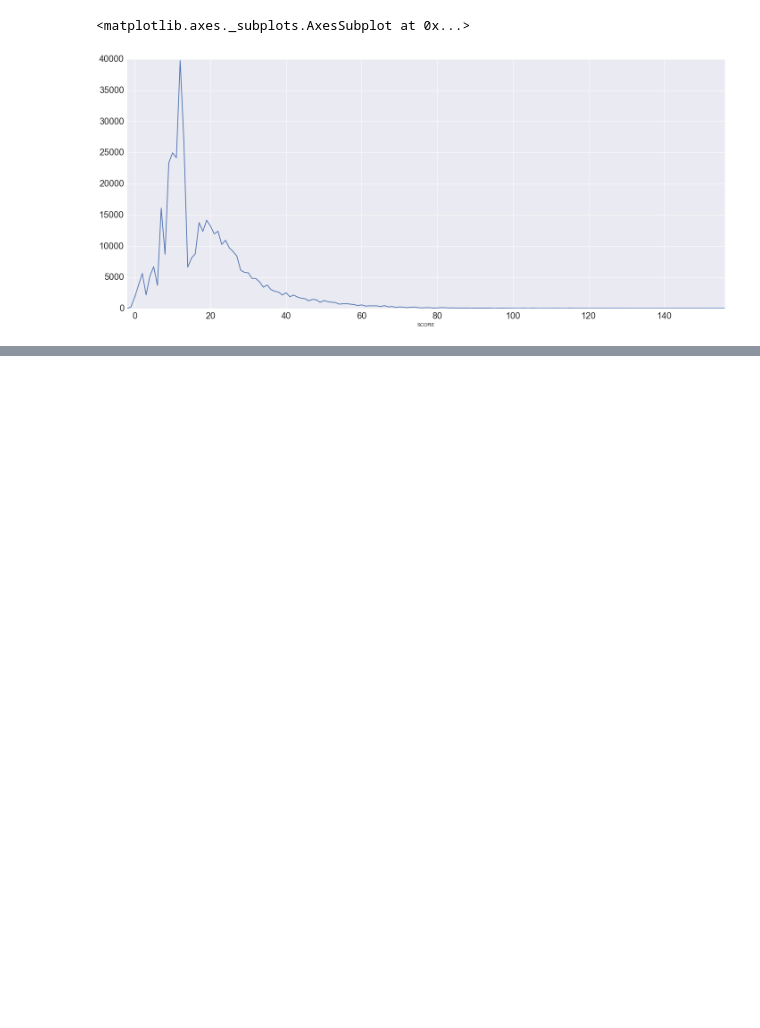
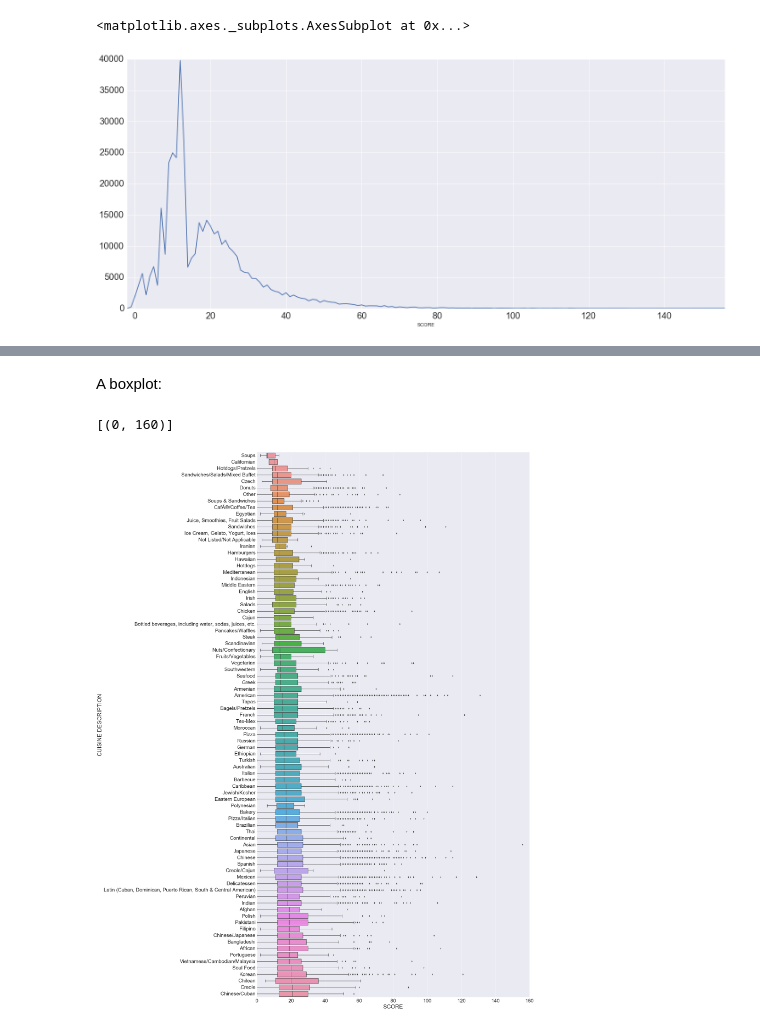
Before and after one commit to ResidentMario/nyc-health-inspections, a Jupyter notebook: seaborn_api_work.ipynb, the cells around one changed output, grey strips where cells are left out. Cells and saved outputs as stored; diff of their text form; code cells hidden in the pictures; blank space fills up the shorter version.

```diff
--- a/seaborn_api_work.ipynb
+++ b/seaborn_api_work.ipynb
@@ -45,0 +72,15 @@ sns.violinplot(x=inspect['SCORE'], y=inspect['CUISINE DESCRIPTION'])
+# %% [markdown]
+A boxplot:
+# %%
+sns.set(font_scale=2.5)
+f, ax = plt.subplots(figsize=(24, 48))
+sort_order = inspect.groupby(['CUISINE DESCRIPTION']).median().sort_values('SCORE').index
+sns.boxplot(data=inspect, # DataFrame to map.
+               x='SCORE',
+               y='CUISINE DESCRIPTION',
+               order=sort_order, # Can/must be specified manually. Will be by number of observations otherwise.
+              )
+ax.set(xlim=(0, 160))
+# %% [output]
+[(0, 160)]
+[figure, added]
```
Also changed, not shown: parts of 26 cells of this notebook, 1 other file.
